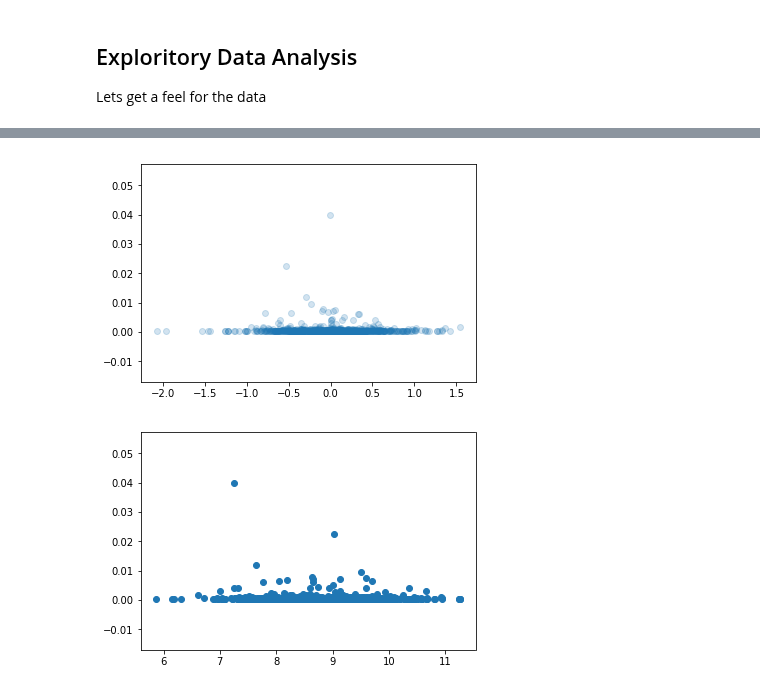
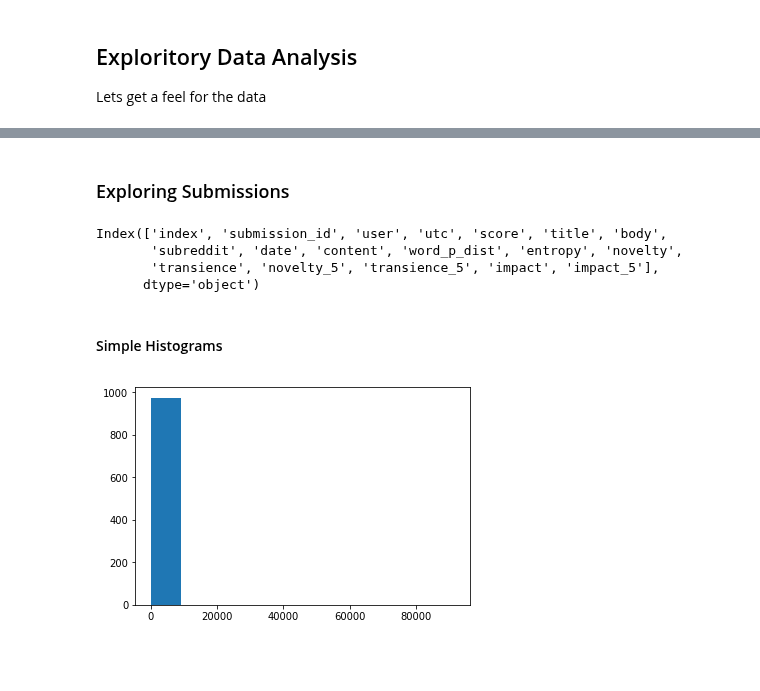
Before and after one commit to mjkern/RedditSubcultures, a Jupyter notebook: Data Analysis.ipynb, the cells around one changed output, grey strips where cells are left out. Cells and saved outputs as stored; diff of their text form; code cells hidden in the pictures; blank space fills up the shorter version.

```diff
--- a/Data Analysis.ipynb
+++ b/Data Analysis.ipynb
@@ -233,10 +46,16 @@ plt.show()
-# %%
-plt.scatter(x=users['mean_impact_5'], y=users['pagerank'], alpha=0.2)
-plt.show()
-# %% [output]
-[figure, removed]
-# %%
-plt.scatter(x=users['mean_novelty_5'], y=users['pagerank'])
-plt.show()
-# %% [output]
-[figure, removed]
+# %% [markdown]
+### Exploring Submissions
+# %%
+submissions.columns
+# %% [output]
+Index(['index', 'submission_id', 'user', 'utc', 'score', 'title', 'body',
+       'subreddit', 'date', 'content', 'word_p_dist', 'entropy', 'novelty',
+       'transience', 'novelty_5', 'transience_5', 'impact', 'impact_5'],
+      dtype='object')
+# %% [markdown]
+#### Simple Histograms
+# %%
+plt.hist(submissions['score'])
+plt.show()
+# %% [output]
+[figure, added]
```
Also changed, not shown: parts of 44 cells of this notebook, 7 other files.
